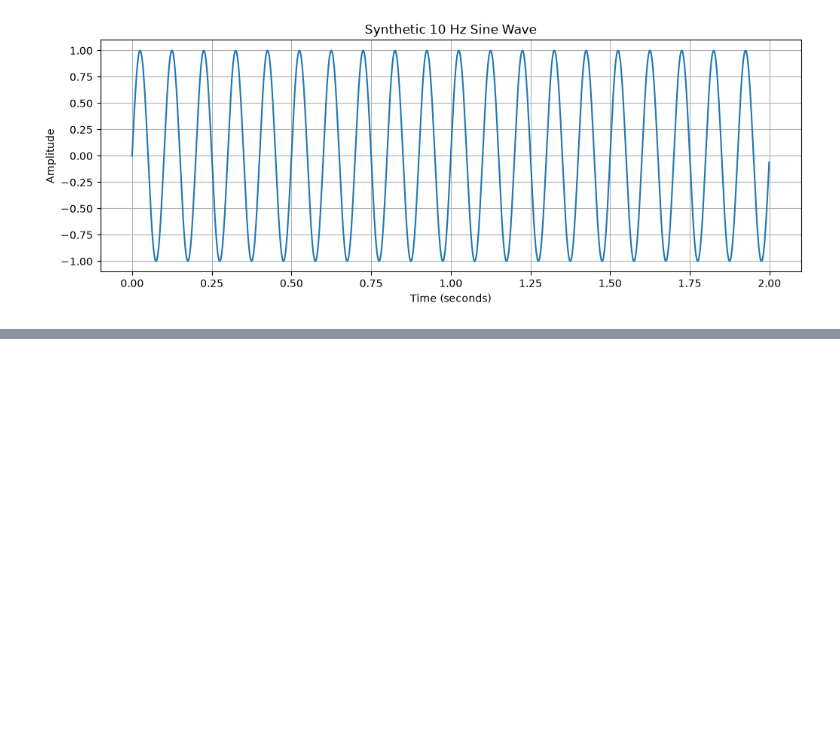
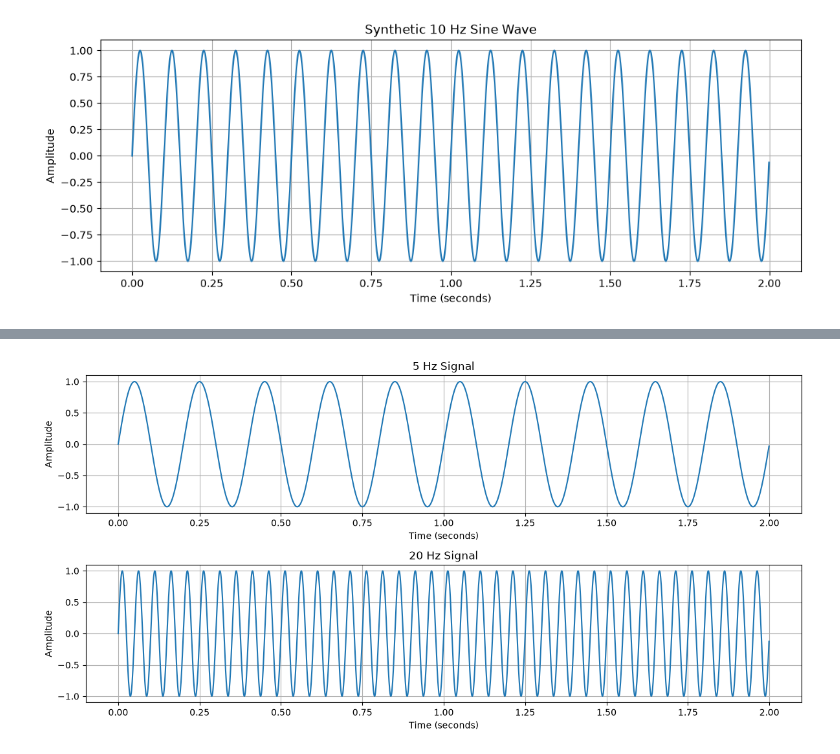
Before and after one commit to raminyzu/geowaveai, a Jupyter notebook: notebooks/02_geophysical_signal_processing.ipynb, the cells around one changed output, grey strips where cells are left out. Cells and saved outputs as stored; diff of their text form; code cells hidden in the pictures; blank space fills up the shorter version.

Commit message:
Complete geophysical signal processing foundations notebook

```diff
--- a/notebooks/02_geophysical_signal_processing.ipynb
+++ b/notebooks/02_geophysical_signal_processing.ipynb
@@ -95,0 +113,30 @@ If two signals have the same amplitude, the higher-frequency signal completes mo
+# %%
+
+# Compare 5 Hz and 20 Hz signals
+
+frequency_1 = 5
+frequency_2 = 20
+
+signal_5hz = np.sin(2 * np.pi * frequency_1 * time)
+signal_20hz = np.sin(2 * np.pi * frequency_2 * time)
+
+plt.figure(figsize=(12, 6))
+
+plt.subplot(2, 1, 1)
+plt.plot(time, signal_5hz)
+plt.title("5 Hz Signal")
+plt.xlabel("Time (seconds)")
+plt.ylabel("Amplitude")
+plt.grid(True)
+
+plt.subplot(2, 1, 2)
+plt.plot(time, signal_20hz)
+plt.title("20 Hz Signal")
+plt.xlabel("Time (seconds)")
+plt.ylabel("Amplitude")
+plt.grid(True)
+
+plt.tight_layout()
+plt.show()
+# %% [output]
+[figure, added]
```
Also changed, not shown: parts of 21 cells of this notebook.
